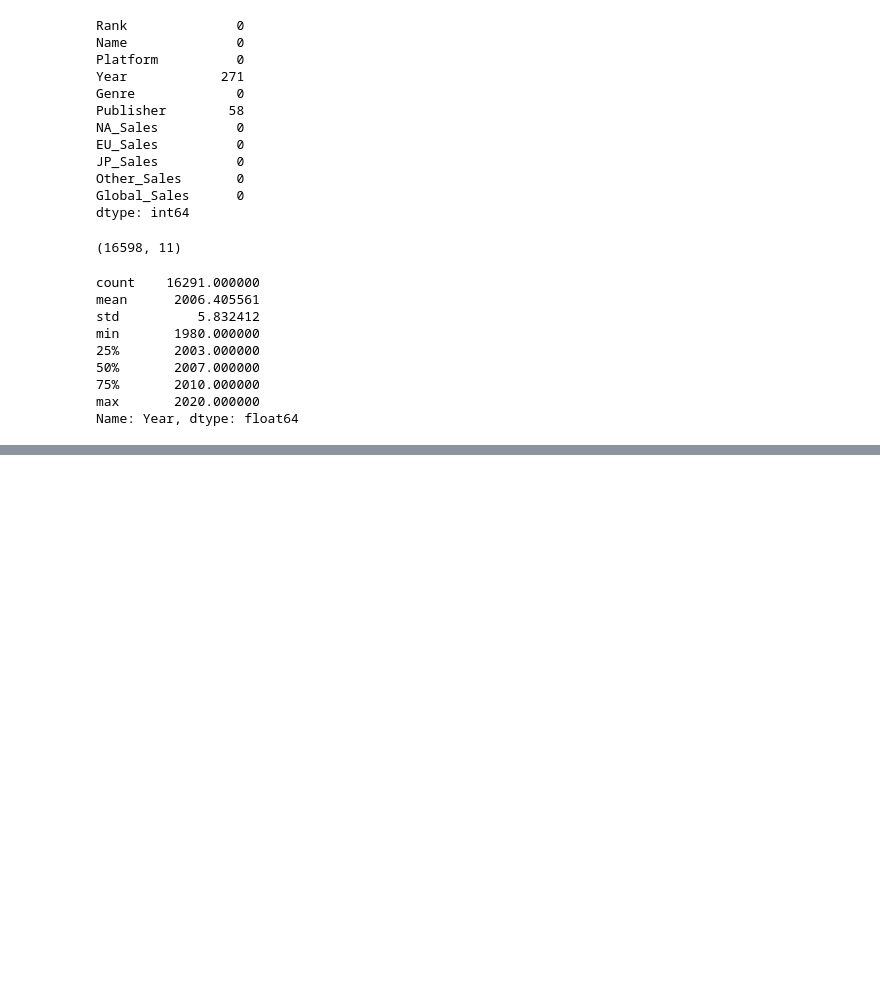
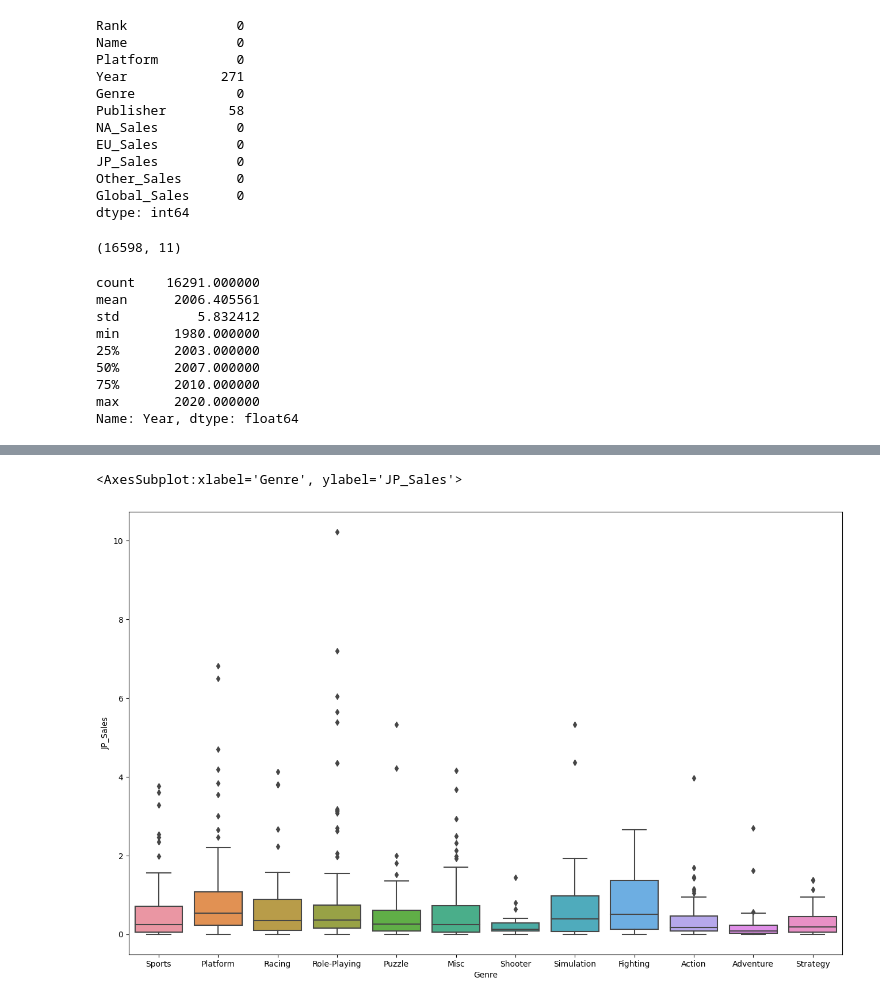
Before and after one commit to Prion84/courses, a Jupyter notebook: games/games.ipynb, the cells around one changed output, grey strips where cells are left out. Cells and saved outputs as stored; diff of their text form; code cells hidden in the pictures; blank space fills up the shorter version.

Commit message:
add: boxplots fot Nintendo (JP sales)

```diff
--- a/games/games.ipynb
+++ b/games/games.ipynb
@@ -156,0 +157,8 @@ df.loc[df.Publisher == 'Nintendo', ['NA_Sales', 'EU_Sales', 'JP_Sales', 'Other_S
+# %%
+# Build a boxplot to sell Nintendo in Japan by genre
+JP_Nintendo = df.loc[df.Publisher == 'Nintendo', ['Genre', 'JP_Sales']]
+plt.figure(figsize=(16,10))
+sns.boxplot(data=JP_Nintendo, x='Genre', y='JP_Sales')
+# %% [output]
+<AxesSubplot:xlabel='Genre', ylabel='JP_Sales'>
+[figure, added]
```
Also changed, not shown: parts of 14 cells of this notebook.
